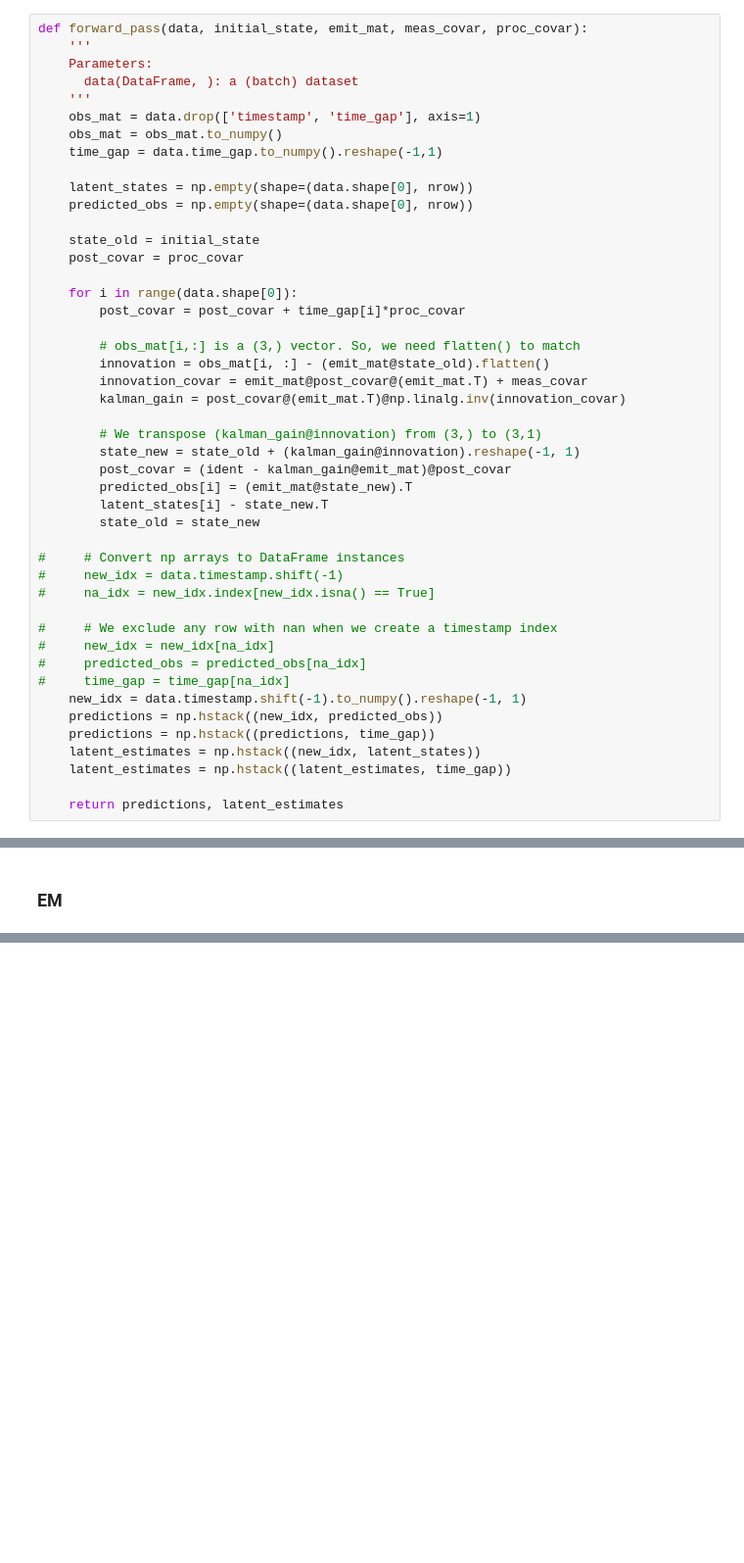
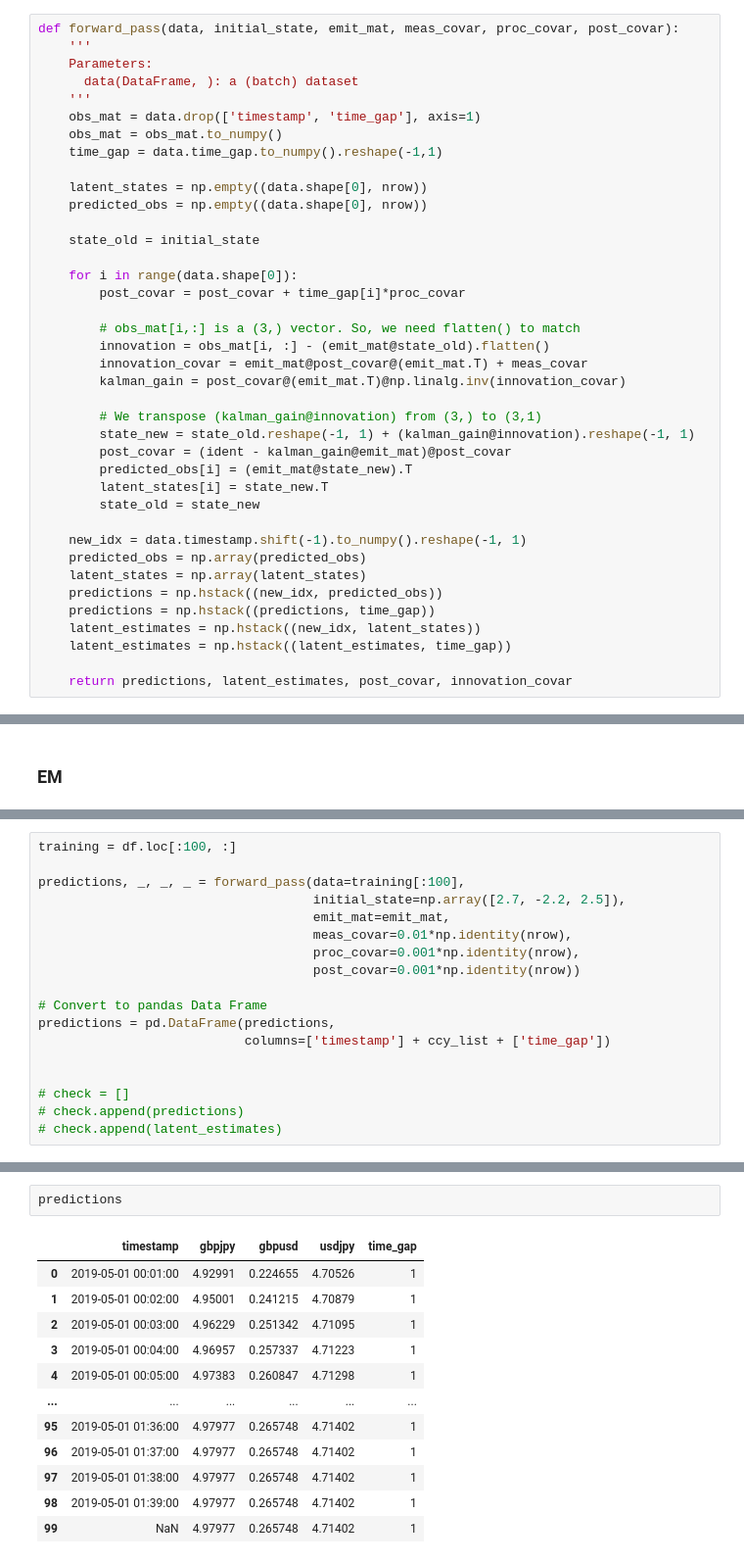
Before and after one commit to my2582/mlpp, a Jupyter notebook: KF_smoothing.ipynb, the cells around one changed output, grey strips where cells are left out. Shown at 98% size. Drawn from its saved outputs; the diff is of its cells as text; blank space fills up the shorter version.

```diff
--- a/KF_smoothing.ipynb
+++ b/KF_smoothing.ipynb
@@ -86,5 +98,5 @@ As we expected, currency exchange rates are extremely volatile, and our naive ap
 # %%
-def forward_pass(data, initial_state, emit_mat, meas_covar, proc_covar):
+def forward_pass(data, initial_state, emit_mat, meas_covar, proc_covar, post_covar):
     '''
     Parameters:
       data(DataFrame, ): a (batch) dataset
@@ -93,11 +105,10 @@ def forward_pass(data, initial_state, emit_mat, meas_covar, proc_covar):
     obs_mat = obs_mat.to_numpy()
     time_gap = data.time_gap.to_numpy().reshape(-1,1)
 
-    latent_states = np.empty(shape=(data.shape[0], nrow))
-    predicted_obs = np.empty(shape=(data.shape[0], nrow))
+    latent_states = np.empty((data.shape[0], nrow))
+    predicted_obs = np.empty((data.shape[0], nrow))
 
     state_old = initial_state
-    post_covar = proc_covar
 
     for i in range(data.shape[0]):
         post_covar = post_covar + time_gap[i]*proc_covar
@@ -108,24 +119,18 @@ def forward_pass(data, initial_state, emit_mat, meas_covar, proc_covar):
         kalman_gain = post_covar@(emit_mat.T)@np.linalg.inv(innovation_covar)
 
         # We transpose (kalman_gain@innovation) from (3,) to (3,1)
-        state_new = state_old + (kalman_gain@innovation).reshape(-1, 1)
+        state_new = state_old.reshape(-1, 1) + (kalman_gain@innovation).reshape(-1, 1)
         post_covar = (ident - kalman_gain@emit_mat)@post_covar
         predicted_obs[i] = (emit_mat@state_new).T
-        latent_states[i] - state_new.T
+        latent_states[i] = state_new.T
         state_old = state_new
 
-#     # Convert np arrays to DataFrame instances
-#     new_idx = data.timestamp.shift(-1)
-#     na_idx = new_idx.index[new_idx.isna() == True]
-
-#     # We exclude any row with nan when we create a timestamp index
-#     new_idx = new_idx[na_idx]
-#     predicted_obs = predicted_obs[na_idx]
-#     time_gap = time_gap[na_idx]
     new_idx = data.timestamp.shift(-1).to_numpy().reshape(-1, 1)
+    predicted_obs = np.array(predicted_obs)
+    latent_states = np.array(latent_states)
     predictions = np.hstack((new_idx, predicted_obs))
     predictions = np.hstack((predictions, time_gap))
     latent_estimates = np.hstack((new_idx, latent_states))
     latent_estimates = np.hstack((latent_estimates, time_gap))
 
-    return predictions, latent_estimates
+    return predictions, latent_estimates, post_covar, innovation_covar
@@ -231,0 +222,18 @@ def kalman_smoother(data, prior_state, meas_mat, prior_df, prior_meas_scale, pri
+# %%
+training = df.loc[:100, :]
+
+predictions, _, _, _ = forward_pass(data=training[:100],
+                                    initial_state=np.array([2.7, -2.2, 2.5]),
+                                    emit_mat=emit_mat,
+                                    meas_covar=0.01*np.identity(nrow),
+                                    proc_covar=0.001*np.identity(nrow),
+                                    post_covar=0.001*np.identity(nrow))
+
+# Convert to pandas Data Frame
+predictions = pd.DataFrame(predictions,
+                           columns=['timestamp'] + ccy_list + ['time_gap'])
+
+
+# check = []
+# check.append(predictions)
+# check.append(latent_estimates)
@@ -231,0 +245,15 @@ def kalman_smoother(data, prior_state, meas_mat, prior_df, prior_meas_scale, pri
+# %%
+predictions
+# %% [output]
+|  | timestamp | gbpjpy | gbpusd | usdjpy | time_gap |
+| 0 | 2019-05-01 00:01:00 | 4.92991 | 0.224655 | 4.70526 | 1 |
+| 1 | 2019-05-01 00:02:00 | 4.95001 | 0.241215 | 4.70879 | 1 |
+| 2 | 2019-05-01 00:03:00 | 4.96229 | 0.251342 | 4.71095 | 1 |
+| 3 | 2019-05-01 00:04:00 | 4.96957 | 0.257337 | 4.71223 | 1 |
+| 4 | 2019-05-01 00:05:00 | 4.97383 | 0.260847 | 4.71298 | 1 |
+| ... | ... | ... | ... | ... | ... |
+| 95 | 2019-05-01 01:36:00 | 4.97977 | 0.265748 | 4.71402 | 1 |
+| 96 | 2019-05-01 01:37:00 | 4.97977 | 0.265748 | 4.71402 | 1 |
+| 97 | 2019-05-01 01:38:00 | 4.97977 | 0.265748 | 4.71402 | 1 |
+| 98 | 2019-05-01 01:39:00 | 4.97977 | 0.265748 | 4.71402 | 1 |
+| 99 | NaN | 4.97977 | 0.265748 | 4.71402 | 1 |
```
Also changed, not shown: parts of 16 cells of this notebook.
